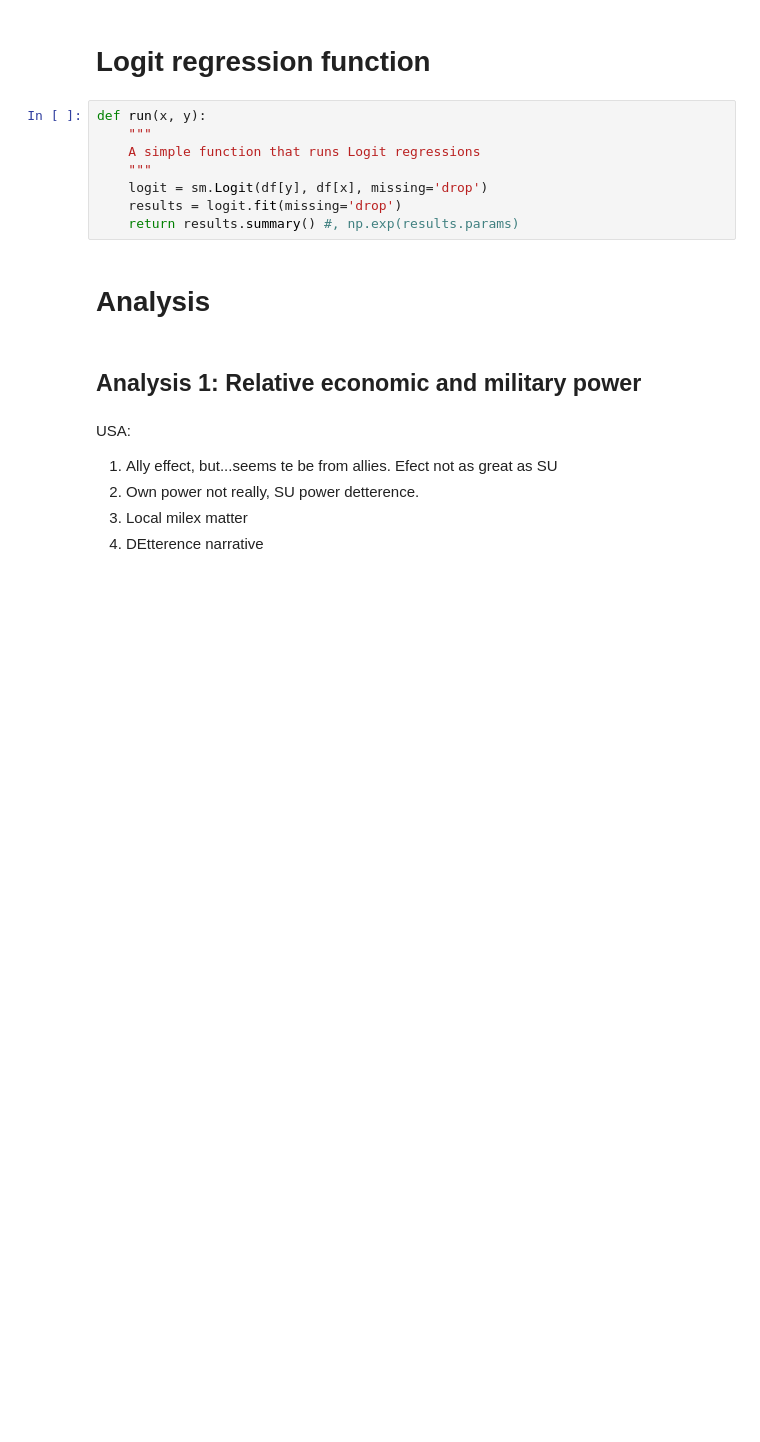
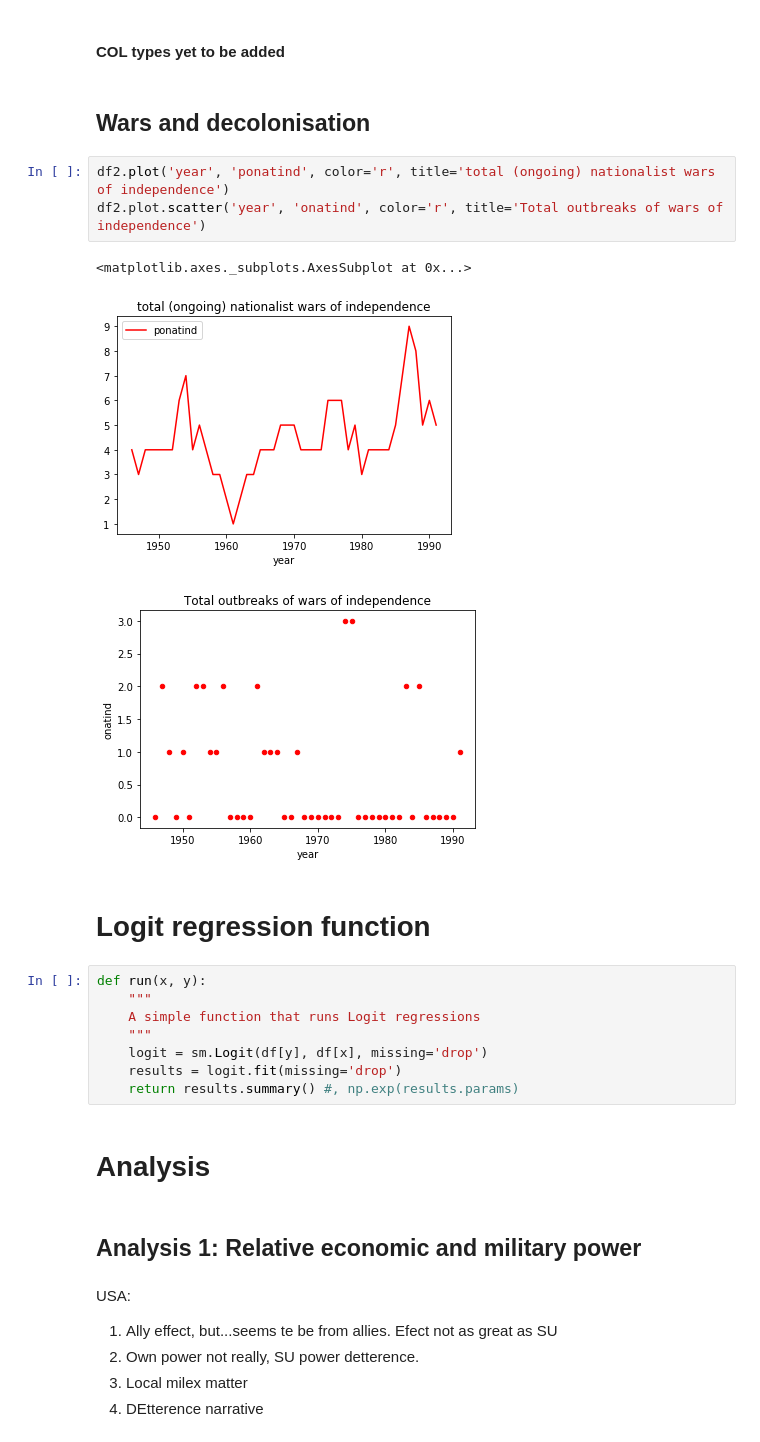
Before and after one commit to Jasper-Koops/Thesis-Cold_War_Interventions, a Jupyter notebook: Analysis.ipynb, the cells around one changed output. Cells and saved outputs as stored; diff of their text form; blank space fills up the shorter version.

```diff
--- a/Analysis.ipynb
+++ b/Analysis.ipynb
@@ -17,3 +89,14 @@ memory usage: 9.5+ MB
+# %% [markdown]
+#### COL types yet to be added
+# %% [markdown]
+## Wars and decolonisation
+# %%
+df2.plot('year', 'ponatind', color='r', title='total (ongoing) nationalist wars of independence')
+df2.plot.scatter('year', 'onatind', color='r', title='Total outbreaks of wars of independence')
+# %% [output]
+<matplotlib.axes._subplots.AxesSubplot at 0x...>
+[figure, added]
+[figure, added]
 # %% [markdown]
 # Logit regression function
 # %%
```
Also changed, not shown: parts of 34 cells of this notebook.
